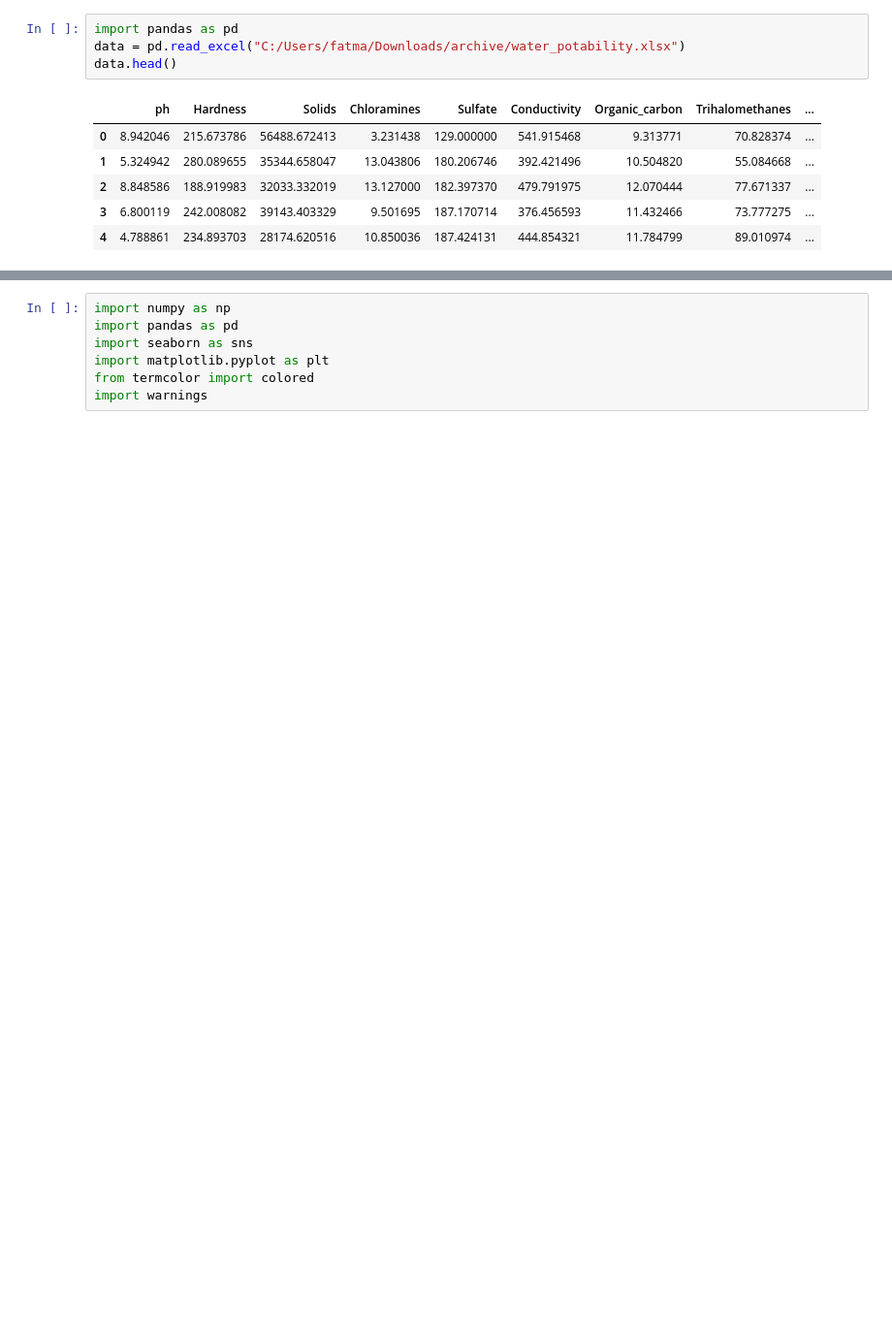
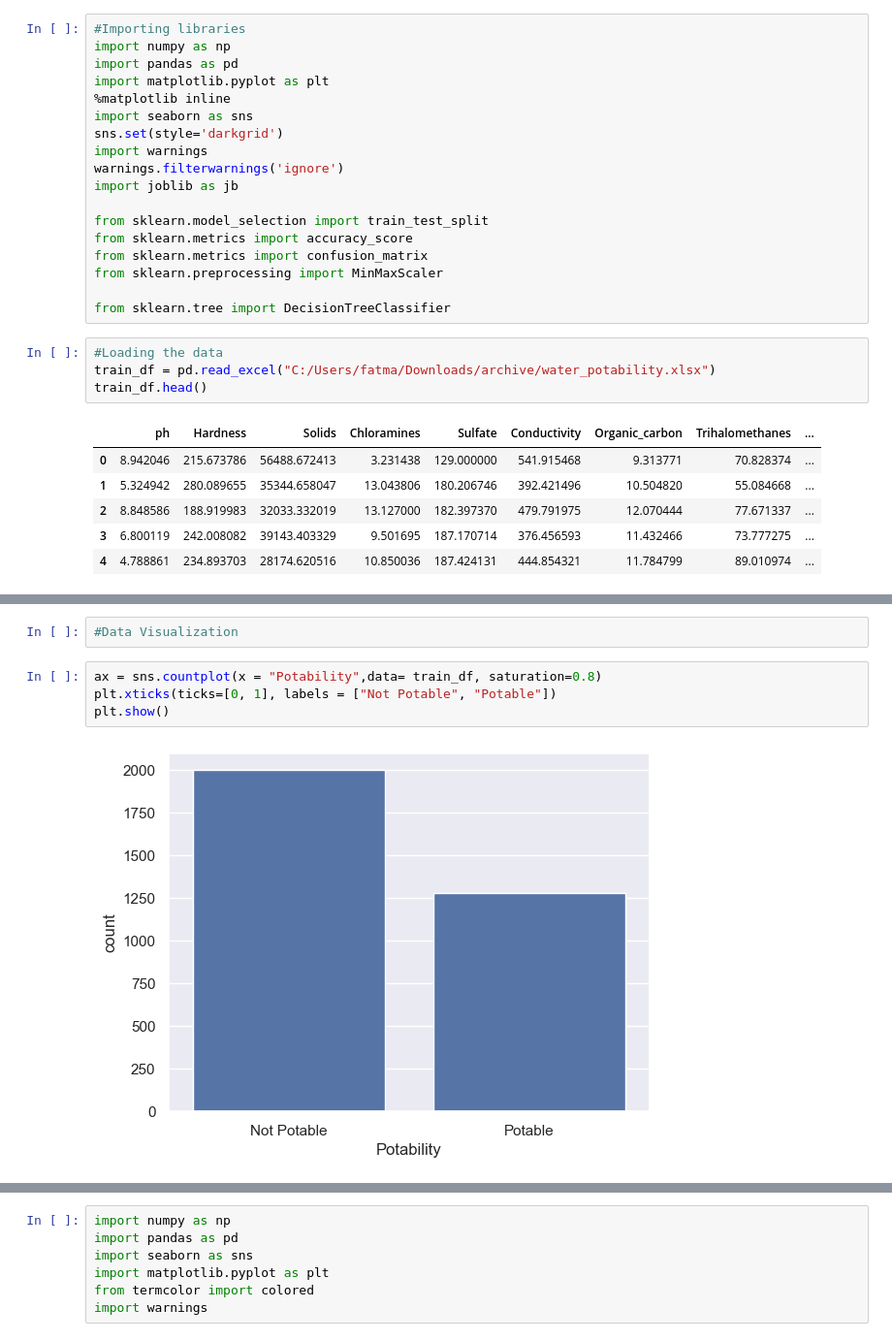
Before and after one commit to mfatmam/Smart-Home-System-for-WasteWater-Treatment-and-Management, a Jupyter notebook: src/statistique.ipynb, the cells around one changed output, grey strips where cells are left out. Shown at 97% size. Cells and saved outputs as stored; diff of their text form; blank space fills up the shorter version.

```diff
--- a/src/statistique.ipynb
+++ b/src/statistique.ipynb
@@ -1,7 +1,25 @@
+# %%
+#Importing libraries
+import numpy as np
+import pandas as pd
+import matplotlib.pyplot as plt
+%matplotlib inline
+import seaborn as sns
+sns.set(style='darkgrid')
+import warnings
+warnings.filterwarnings('ignore')
+import joblib as jb
+
+from sklearn.model_selection import train_test_split
+from sklearn.metrics import accuracy_score
+from sklearn.metrics import confusion_matrix
+from sklearn.preprocessing import MinMaxScaler
+
+from sklearn.tree import DecisionTreeClassifier
 # %%
-import pandas as pd
-data = pd.read_excel("C:/Users/fatma/Downloads/archive/water_potability.xlsx")
-data.head()
+#Loading the data
+train_df = pd.read_excel("C:/Users/fatma/Downloads/archive/water_potability.xlsx")
+train_df.head()
 # %% [output]
 |  | ph | Hardness | Solids | Chloramines | Sulfate | Conductivity | Organic_carbon | Trihalomethanes | ... |
 | 0 | 8.942046 | 215.673786 | 56488.672413 | 3.231438 | 129.000000 | 541.915468 | 9.313771 | 70.828374 | ... |
@@ -25,0 +67,8 @@ data.describe().loc[['min', '50%', 'mean', 'max', 'std']].T.style.background_gra
+# %%
+#Data Visualization
+# %%
+ax = sns.countplot(x = "Potability",data= train_df, saturation=0.8)
+plt.xticks(ticks=[0, 1], labels = ["Not Potable", "Potable"])
+plt.show()
+# %% [output]
+[figure, added]
```
Also changed, not shown: parts of 31 cells of this notebook.
